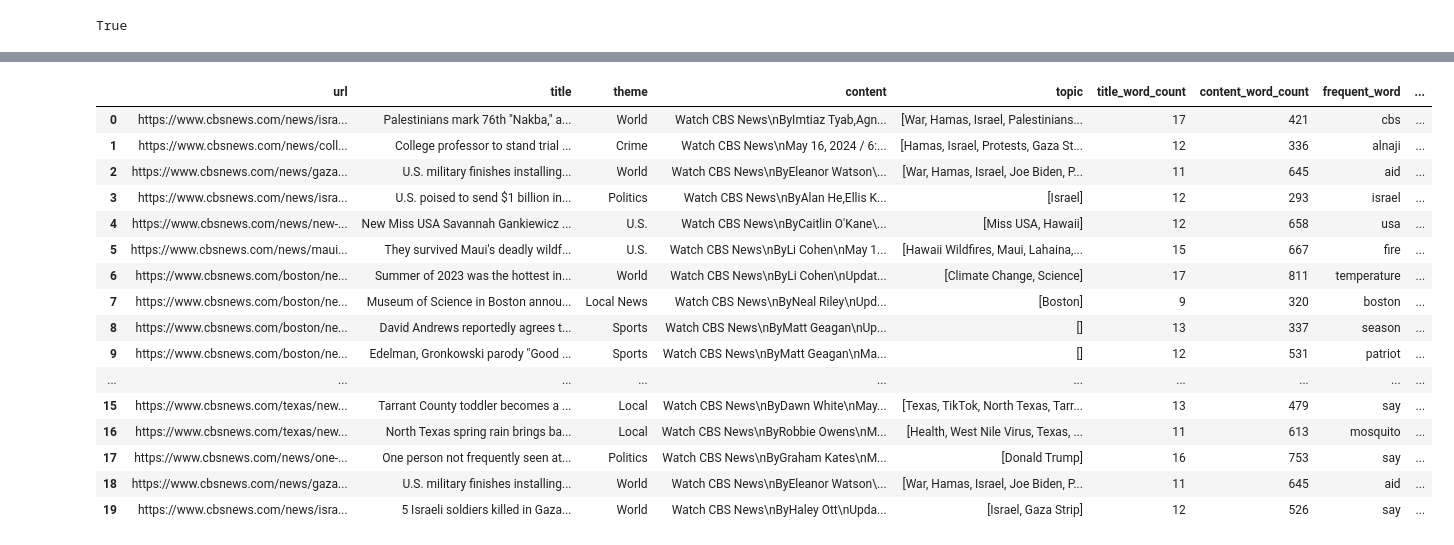
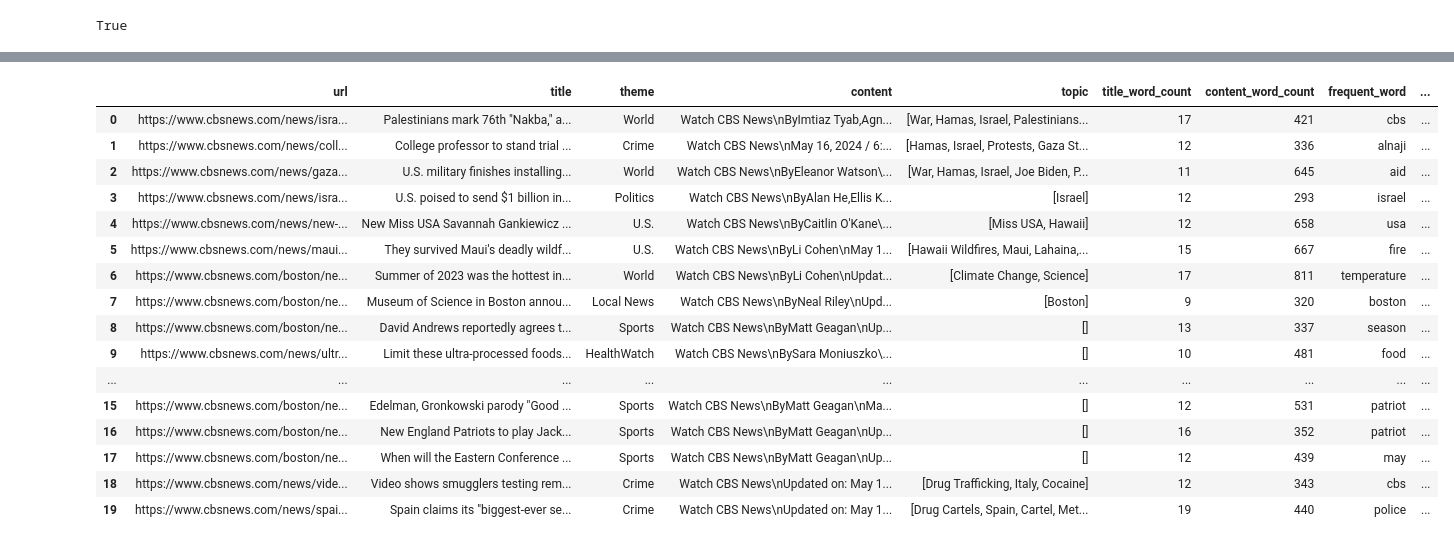
Before and after one commit to Lidan0241/OTC-projet, a Jupyter notebook: data_visualization.ipynb, the cells around one changed output, grey strips where cells are left out. Saved outputs shown, nothing was run; the diff lists cells and outputs as text; code cells hidden in the pictures.

```diff
--- a/data_visualization.ipynb
+++ b/data_visualization.ipynb
@@ -54,39 +98,34 @@ def frequent_word(text):
 # %%
-'''
-Ce bloc transforme notre fichier json en dataframe
-en comptant le nombre de mot, le mot le plus fréquent
-et leur fréquence pour chaque title et content"
-'''
 with open('scraped_data.json', 'r', encoding='utf-8') as file:
     data = json.load(file)
 
 
 for item in data:
     item['title_word_count'] = word_count(item['title'])
     item['content_word_count'] = word_count(item['content'])
     word, count = frequent_word(item['content'])
     item['frequent_word'] = word
     item['frequency'] = count
 
 
 df = pd.DataFrame(data)
 
 df[:20]
 # %% [output]
 |  | url | title | theme | content | topic | title_word_count | content_word_count | frequent_word | ... |
 | 0 | https://www.cbsnews.com/news/isra... | Palestinians mark 76th "Nakba," a... | World | Watch CBS News\nByImtiaz Tyab,Agn... | [War, Hamas, Israel, Palestinians... | 17 | 421 | cbs | ... |
 | 1 | https://www.cbsnews.com/news/coll... | College professor to stand trial ... | Crime | Watch CBS News\nMay 16, 2024 / 6:... | [Hamas, Israel, Protests, Gaza St... | 12 | 336 | alnaji | ... |
 | 2 | https://www.cbsnews.com/news/gaza... | U.S. military finishes installing... | World | Watch CBS News\nByEleanor Watson\... | [War, Hamas, Israel, Joe Biden, P... | 11 | 645 | aid | ... |
 | 3 | https://www.cbsnews.com/news/isra... | U.S. poised to send $1 billion in... | Politics | Watch CBS News\nByAlan He,Ellis K... | [Israel] | 12 | 293 | israel | ... |
 | 4 | https://www.cbsnews.com/news/new-... | New Miss USA Savannah Gankiewicz ... | U.S. | Watch CBS News\nByCaitlin O'Kane\... | [Miss USA, Hawaii] | 12 | 658 | usa | ... |
 | 5 | https://www.cbsnews.com/news/maui... | They survived Maui's deadly wildf... | U.S. | Watch CBS News\nByLi Cohen\nMay 1... | [Hawaii Wildfires, Maui, Lahaina,... | 15 | 667 | fire | ... |
 | 6 | https://www.cbsnews.com/boston/ne... | Summer of 2023 was the hottest in... | World | Watch CBS News\nByLi Cohen\nUpdat... | [Climate Change, Science] | 17 | 811 | temperature | ... |
 | 7 | https://www.cbsnews.com/boston/ne... | Museum of Science in Boston annou... | Local News | Watch CBS News\nByNeal Riley\nUpd... | [Boston] | 9 | 320 | boston | ... |
 | 8 | https://www.cbsnews.com/boston/ne... | David Andrews reportedly agrees t... | Sports | Watch CBS News\nByMatt Geagan\nUp... | [] | 13 | 337 | season | ... |
-| 9 | https://www.cbsnews.com/boston/ne... | Edelman, Gronkowski parody "Good ... | Sports | Watch CBS News\nByMatt Geagan\nMa... | [] | 12 | 531 | patriot | ... |
+| 9 | https://www.cbsnews.com/news/ultr... | Limit these ultra-processed foods... | HealthWatch | Watch CBS News\nBySara Moniuszko\... | [] | 10 | 481 | food | ... |
 | ... | ... | ... | ... | ... | ... | ... | ... | ... | ... |
-| 15 | https://www.cbsnews.com/texas/new... | Tarrant County toddler becomes a ... | Local | Watch CBS News\nByDawn White\nMay... | [Texas, TikTok, North Texas, Tarr... | 13 | 479 | say | ... |
-| 16 | https://www.cbsnews.com/texas/new... | North Texas spring rain brings ba... | Local | Watch CBS News\nByRobbie Owens\nM... | [Health, West Nile Virus, Texas, ... | 11 | 613 | mosquito | ... |
-| 17 | https://www.cbsnews.com/news/one-... | One person not frequently seen at... | Politics | Watch CBS News\nByGraham Kates\nM... | [Donald Trump] | 16 | 753 | say | ... |
-| 18 | https://www.cbsnews.com/news/gaza... | U.S. military finishes installing... | World | Watch CBS News\nByEleanor Watson\... | [War, Hamas, Israel, Joe Biden, P... | 11 | 645 | aid | ... |
-| 19 | https://www.cbsnews.com/news/isra... | 5 Israeli soldiers killed in Gaza... | World | Watch CBS News\nByHaley Ott\nUpda... | [Israel, Gaza Strip] | 12 | 526 | say | ... |
+| 15 | https://www.cbsnews.com/boston/ne... | Edelman, Gronkowski parody "Good ... | Sports | Watch CBS News\nByMatt Geagan\nMa... | [] | 12 | 531 | patriot | ... |
+| 16 | https://www.cbsnews.com/boston/ne... | New England Patriots to play Jack... | Sports | Watch CBS News\nByMatt Geagan\nUp... | [] | 16 | 352 | patriot | ... |
+| 17 | https://www.cbsnews.com/boston/ne... | When will the Eastern Conference ... | Sports | Watch CBS News\nByMatt Geagan\nUp... | [] | 12 | 439 | may | ... |
+| 18 | https://www.cbsnews.com/news/vide... | Video shows smugglers testing rem... | Crime | Watch CBS News\nUpdated on: May 1... | [Drug Trafficking, Italy, Cocaine] | 12 | 343 | cbs | ... |
+| 19 | https://www.cbsnews.com/news/spai... | Spain claims its "biggest-ever se... | Crime | Watch CBS News\nUpdated on: May 1... | [Drug Cartels, Spain, Cartel, Met... | 19 | 440 | police | ... |
```
Also changed, not shown: parts of 3 cells of this notebook, 5 other files.
